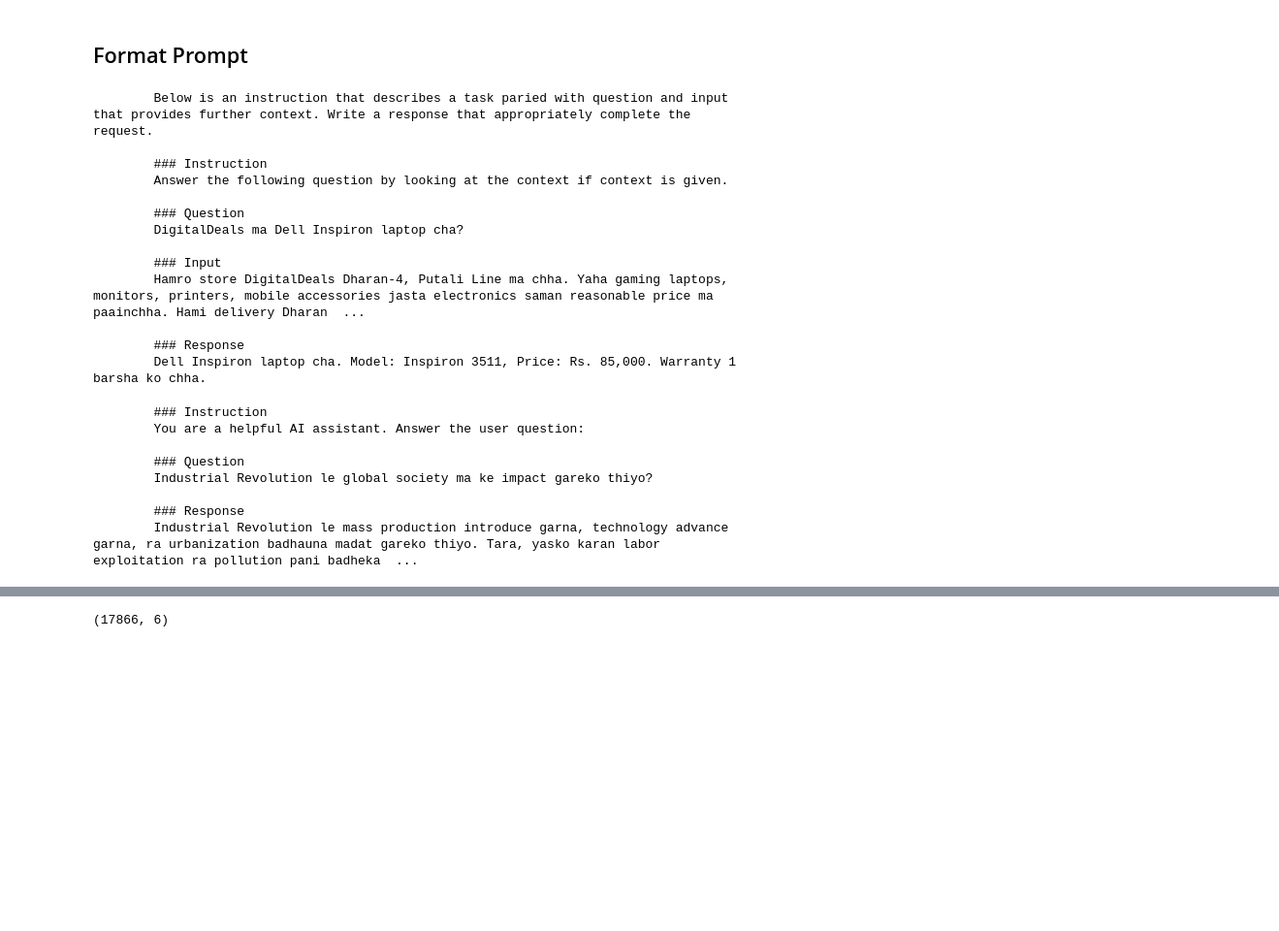
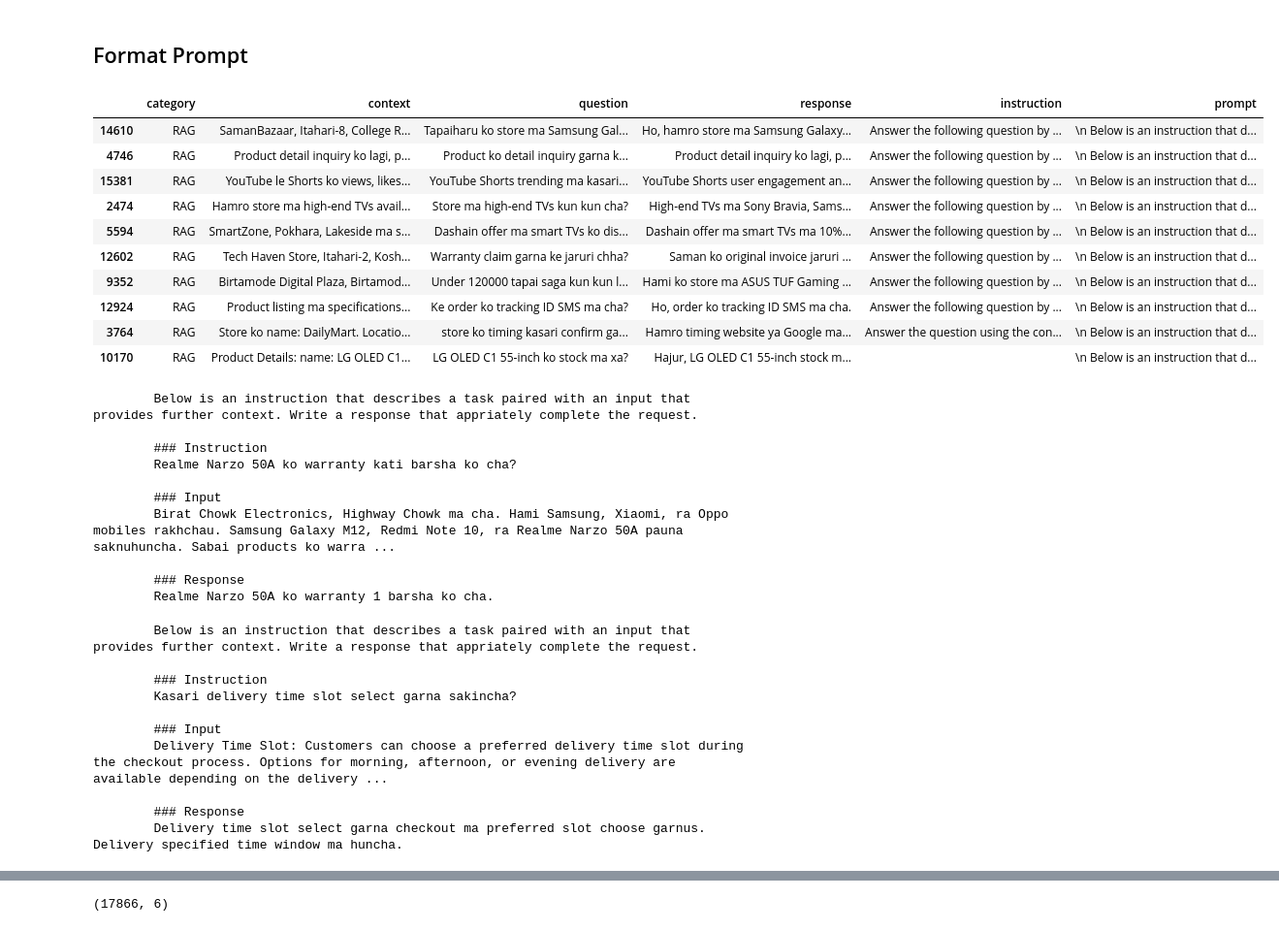
Before and after one commit to manojbaniya444/Roman-Nepali-Chatbot, a Jupyter notebook: Dataset/csv files/format_dataset_v4.ipynb, the cells around one changed output, grey strips where cells are left out. Shown at 97% size. Cells and saved outputs as stored; diff of their text form; code cells hidden in the pictures; blank space fills up the shorter version.

```diff
--- a/Dataset/csv files/format_dataset_v4.ipynb
+++ b/Dataset/csv files/format_dataset_v4.ipynb
@@ -81,12 +81,9 @@ array(['translate', 'RAG', 'alpaca', 'open_qa', 'summary'], dtype=object)
 def format_prompt(row):
     if row["category"] == "RAG":
         prompt = f"""
-        Below is an instruction that describes a task paried with question and input that provides further context. Write a response that appropriately complete the request.
+        Below is an instruction that describes a task paired with an input that provides further context. Write a response that appriately complete the request.
 
         ### Instruction
-        {row["instruction"]}
-
-        ### Question
         {row["question"]}
 
         ### Input
@@ -99,11 +96,13 @@ def format_prompt(row):
 
     elif row["category"] == "open_qa":
         prompt = f"""
+        Below is an instruction that describes a task paired with an input that provides further context. Write a response that appriately complete the request.
+
         ### Instruction
-        {row["instruction"]}
+        {row["question"]}
 
-        ### Question
-        {row["question"]}
+        ### Input
+        {row["context"]}
 
         ### Response
         {row["response"]}
@@ -112,10 +111,12 @@ def format_prompt(row):
 
     elif row["category"] == "translate":
         prompt = f"""
+        Below is an instruction that describes a task paired with an input that provides further context. Write a response that appriately complete the request.
+
         ### Instruction
         {row["instruction"]}
 
-        ### Question
+        ### Input
         {row["question"]}
 
         ### Response
@@ -125,10 +126,12 @@ def format_prompt(row):
 
     elif row["category"] == "summary":
         prompt = f"""
+        Below is an instruction that describes a task paired with an input that provides further context. Write a response that appriately complete the request.
+
         ### Instruction
         {row["instruction"]}
 
-        ### Question
+        ### Input
         {row["question"]}
 
         ### Response
@@ -137,9 +140,8 @@ def format_prompt(row):
         return prompt
 
     elif row["category"] == "alpaca":
-        if row["context"] != " ":
             prompt = f"""
-            You are a helpful assistant. Follow the instruction with input and answer the user question.
+            Below is an instruction that describes a task paired with an input that provides further context. Write a response that appriately complete the request.
 
             ### Instruction
             {row["question"]}
@@ -150,16 +152,22 @@ def format_prompt(row):
             ### Response
             {row["response"]}
             """
-        else:
-            prompt = f"""
-            You are a helpful assistant. Follow the instruction and answer the user question.
-
-            ### Instruction
-            {row["question"]}
-
-            ### Response
-            {row["response"]}
-            """
-        return prompt
+            return prompt
 # %%
 df_combine_shuffled["prompt"] = df_combine_shuffled.apply(format_prompt, axis=1)
+# %%
+rag_data = df_combine_shuffled[df_combine_shuffled["category"] == "RAG"]
+# %%
+rag_data.sample(10)
+# %% [output]
+|  | category | context | question | response | instruction | prompt |
+| 14610 | RAG | SamanBazaar, Itahari-8, College R... | Tapaiharu ko store ma Samsung Gal... | Ho, hamro store ma Samsung Galaxy... | Answer the following question by ... | \n Below is an instruction that d... |
+| 4746 | RAG | Product detail inquiry ko lagi, p... | Product ko detail inquiry garna k... | Product detail inquiry ko lagi, p... | Answer the following question by ... | \n Below is an instruction that d... |
+| 15381 | RAG | YouTube le Shorts ko views, likes... | YouTube Shorts trending ma kasari... | YouTube Shorts user engagement an... | Answer the following question by ... | \n Below is an instruction that d... |
+| 2474 | RAG | Hamro store ma high-end TVs avail... | Store ma high-end TVs kun kun cha? | High-end TVs ma Sony Bravia, Sams... | Answer the following question by ... | \n Below is an instruction that d... |
+| 5594 | RAG | SmartZone, Pokhara, Lakeside ma s... | Dashain offer ma smart TVs ko dis... | Dashain offer ma smart TVs ma 10%... | Answer the following question by ... | \n Below is an instruction that d... |
+| 12602 | RAG | Tech Haven Store, Itahari-2, Kosh... | Warranty claim garna ke jaruri chha? | Saman ko original invoice jaruri ... | Answer the following question by ... | \n Below is an instruction that d... |
+| 9352 | RAG | Birtamode Digital Plaza, Birtamod... | Under 120000 tapai saga kun kun l... | Hami ko store ma ASUS TUF Gaming ... | Answer the following question by ... | \n Below is an instruction that d... |
+| 12924 | RAG | Product listing ma specifications... | Ke order ko tracking ID SMS ma cha? | Ho, order ko tracking ID SMS ma cha. | Answer the following question by ... | \n Below is an instruction that d... |
+| 3764 | RAG | Store ko name: DailyMart. Locatio... | store ko timing kasari confirm ga... | Hamro timing website ya Google ma... | Answer the question using the con... | \n Below is an instruction that d... |
+| 10170 | RAG | Product Details: name: LG OLED C1... | LG OLED C1 55-inch ko stock ma xa? | Hajur, LG OLED C1 55-inch stock m... |  | \n Below is an instruction that d... |
@@ -166,30 +176,29 @@ df_combine_shuffled["prompt"] = df_combine_shuffled.apply(format_prompt, axis=1)
 # %%
 print(df_combine_shuffled[df_combine_shuffled["category"] == "RAG"].iloc[0]["prompt"])
 # %% [output]
-        Below is an instruction that describes a task paried with question and input that provides further context. Write a response that appropriately complete the request.
+        Below is an instruction that describes a task paired with an input that provides further context. Write a response that appriately complete the request.
 
         ### Instruction
-        Answer the following question by looking at the context if context is given.
-
-        ### Question
-        DigitalDeals ma Dell Inspiron laptop cha?
+        Realme Narzo 50A ko warranty kati barsha ko cha?
 
         ### Input
-        Hamro store DigitalDeals Dharan-4, Putali Line ma chha. Yaha gaming laptops, monitors, printers, mobile accessories jasta electronics saman reasonable price ma paainchha. Hami delivery Dharan  ...
+        Birat Chowk Electronics, Highway Chowk ma cha. Hami Samsung, Xiaomi, ra Oppo mobiles rakhchau. Samsung Galaxy M12, Redmi Note 10, ra Realme Narzo 50A pauna saknuhuncha. Sabai products ko warra ...
 
         ### Response
-        Dell Inspiron laptop cha. Model: Inspiron 3511, Price: Rs. 85,000. Warranty 1 barsha ko chha.
+        Realme Narzo 50A ko warranty 1 barsha ko cha.
 # %%
 print(df_combine_shuffled[df_combine_shuffled["category"] == "open_qa"].iloc[0]["prompt"])
 # %% [output]
+        Below is an instruction that describes a task paired with an input that provides further context. Write a response that appriately complete the request.
+
         ### Instruction
-        You are a helpful AI assistant. Answer the user question:
+        Kasari delivery time slot select garna sakincha?
 
-        ### Question
-        Industrial Revolution le global society ma ke impact gareko thiyo?
+        ### Input
+        Delivery Time Slot: Customers can choose a preferred delivery time slot during the checkout process. Options for morning, afternoon, or evening delivery are available depending on the delivery ...
 
         ### Response
-        Industrial Revolution le mass production introduce garna, technology advance garna, ra urbanization badhauna madat gareko thiyo. Tara, yasko karan labor exploitation ra pollution pani badheka  ...
+        Delivery time slot select garna checkout ma preferred slot choose garnus. Delivery specified time window ma huncha.
 # %%
 print(df_combine_shuffled[df_combine_shuffled["category"] == "translate"].iloc[0]["prompt"])
 # %% [output]
```
Also changed, not shown: parts of 11 cells of this notebook, 4 other files.
